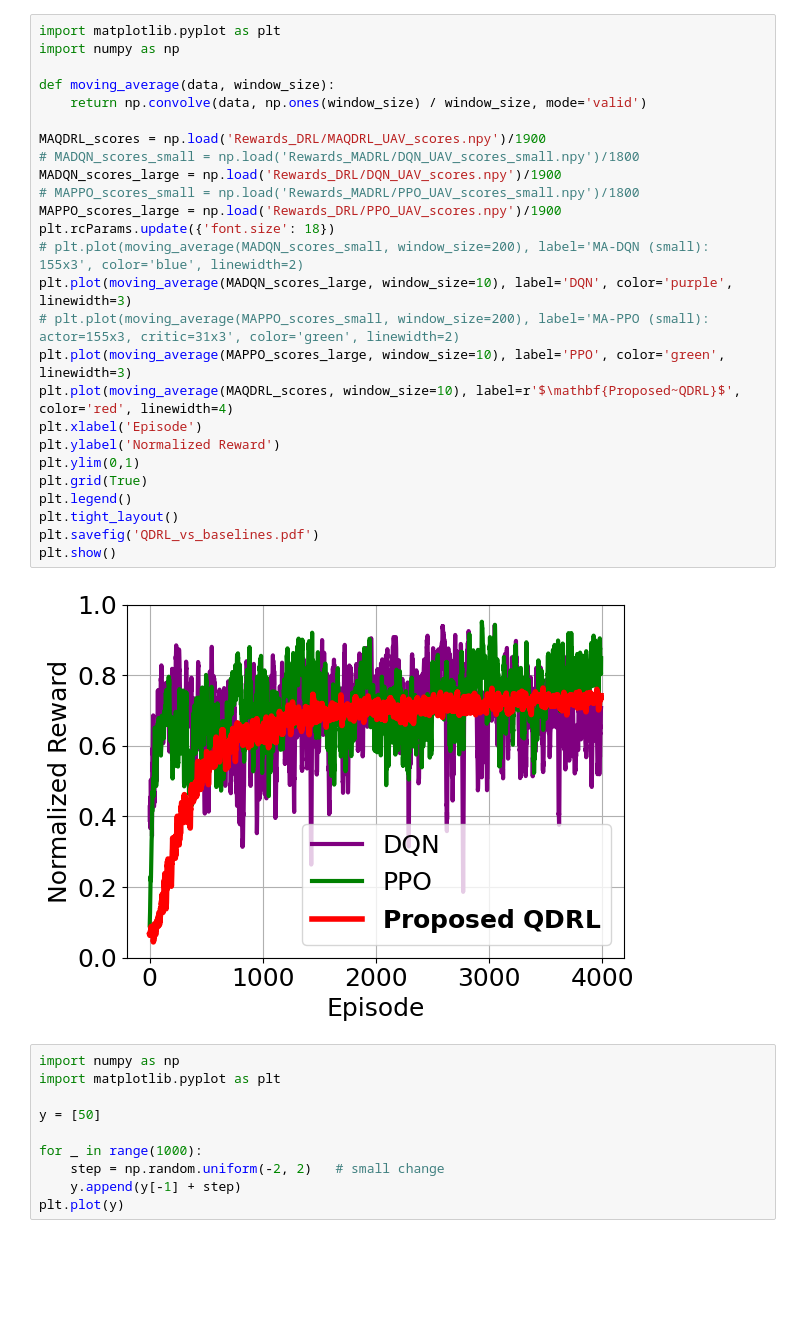
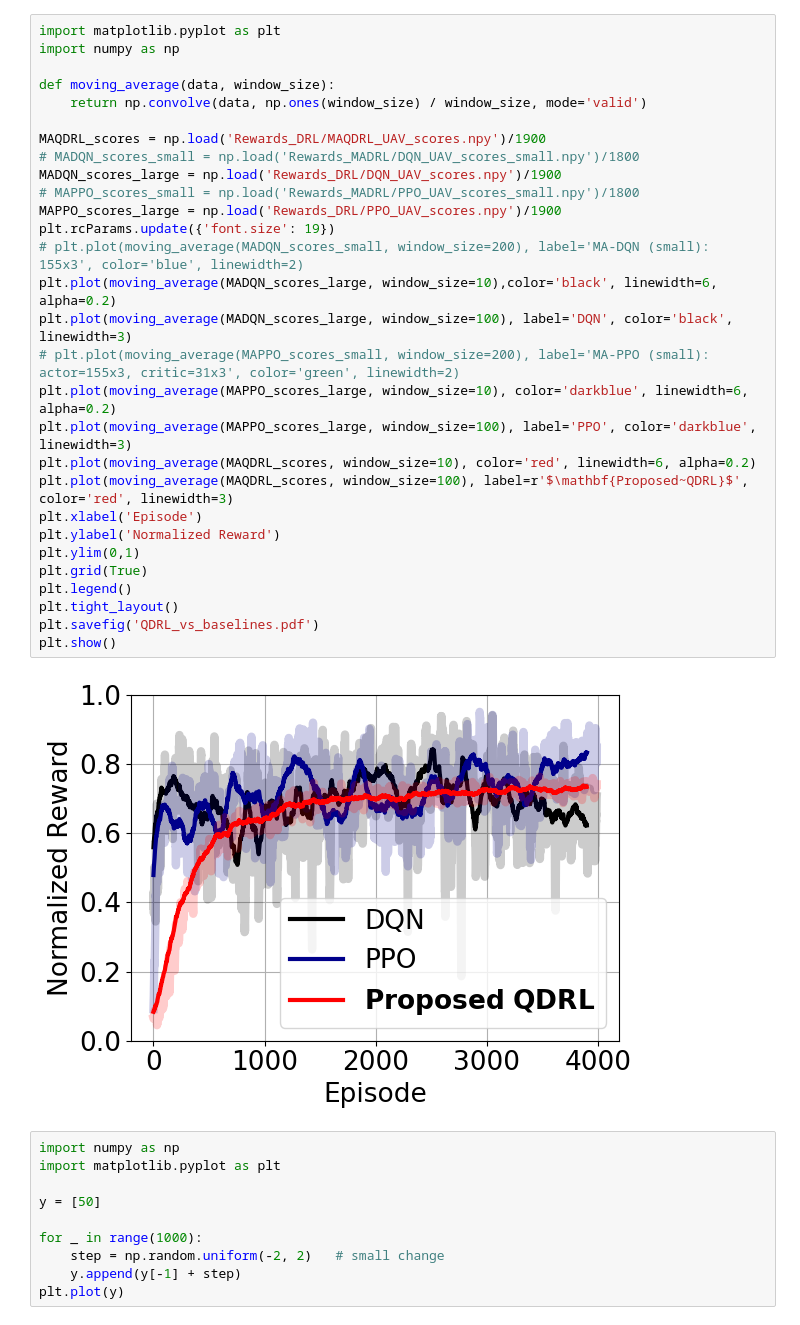
Before and after one commit to hungledut/Quantum-DRL-UAV-OISAC-paper, a Jupyter notebook: Result_visualization.ipynb, the cells around one changed output. Saved outputs shown, nothing was run; the diff lists cells and outputs as text; blank space fills up the shorter version.

```diff
--- a/Result_visualization.ipynb
+++ b/Result_visualization.ipynb
@@ -1,31 +1,34 @@
 # %%
 import matplotlib.pyplot as plt
 import numpy as np
 
 def moving_average(data, window_size):
     return np.convolve(data, np.ones(window_size) / window_size, mode='valid')
 
 MAQDRL_scores = np.load('Rewards_DRL/MAQDRL_UAV_scores.npy')/1900
 # MADQN_scores_small = np.load('Rewards_MADRL/DQN_UAV_scores_small.npy')/1800
 MADQN_scores_large = np.load('Rewards_DRL/DQN_UAV_scores.npy')/1900
 # MAPPO_scores_small = np.load('Rewards_MADRL/PPO_UAV_scores_small.npy')/1800
 MAPPO_scores_large = np.load('Rewards_DRL/PPO_UAV_scores.npy')/1900
-plt.rcParams.update({'font.size': 18})
+plt.rcParams.update({'font.size': 19})
 # plt.plot(moving_average(MADQN_scores_small, window_size=200), label='MA-DQN (small): 155x3', color='blue', linewidth=2)
-plt.plot(moving_average(MADQN_scores_large, window_size=10), label='DQN', color='purple', linewidth=3)
+plt.plot(moving_average(MADQN_scores_large, window_size=10),color='black', linewidth=6, alpha=0.2)
+plt.plot(moving_average(MADQN_scores_large, window_size=100), label='DQN', color='black', linewidth=3)
 # plt.plot(moving_average(MAPPO_scores_small, window_size=200), label='MA-PPO (small): actor=155x3, critic=31x3', color='green', linewidth=2)
-plt.plot(moving_average(MAPPO_scores_large, window_size=10), label='PPO', color='green', linewidth=3)
-plt.plot(moving_average(MAQDRL_scores, window_size=10), label=r'$\mathbf{Proposed~QDRL}$', color='red', linewidth=4)
+plt.plot(moving_average(MAPPO_scores_large, window_size=10), color='darkblue', linewidth=6, alpha=0.2)
+plt.plot(moving_average(MAPPO_scores_large, window_size=100), label='PPO', color='darkblue', linewidth=3)
+plt.plot(moving_average(MAQDRL_scores, window_size=10), color='red', linewidth=6, alpha=0.2)
+plt.plot(moving_average(MAQDRL_scores, window_size=100), label=r'$\mathbf{Proposed~QDRL}$', color='red', linewidth=3)
 plt.xlabel('Episode')
 plt.ylabel('Normalized Reward')
 plt.ylim(0,1)
 plt.grid(True)
 plt.legend()
 plt.tight_layout()
 plt.savefig('QDRL_vs_baselines.pdf')
 plt.show()
 # %% [output]
-[figure, old version]
+[figure, new version]
 # %%
 import numpy as np
 import matplotlib.pyplot as plt
```
Also changed, not shown: parts of 3 cells of this notebook, 18 other files.
